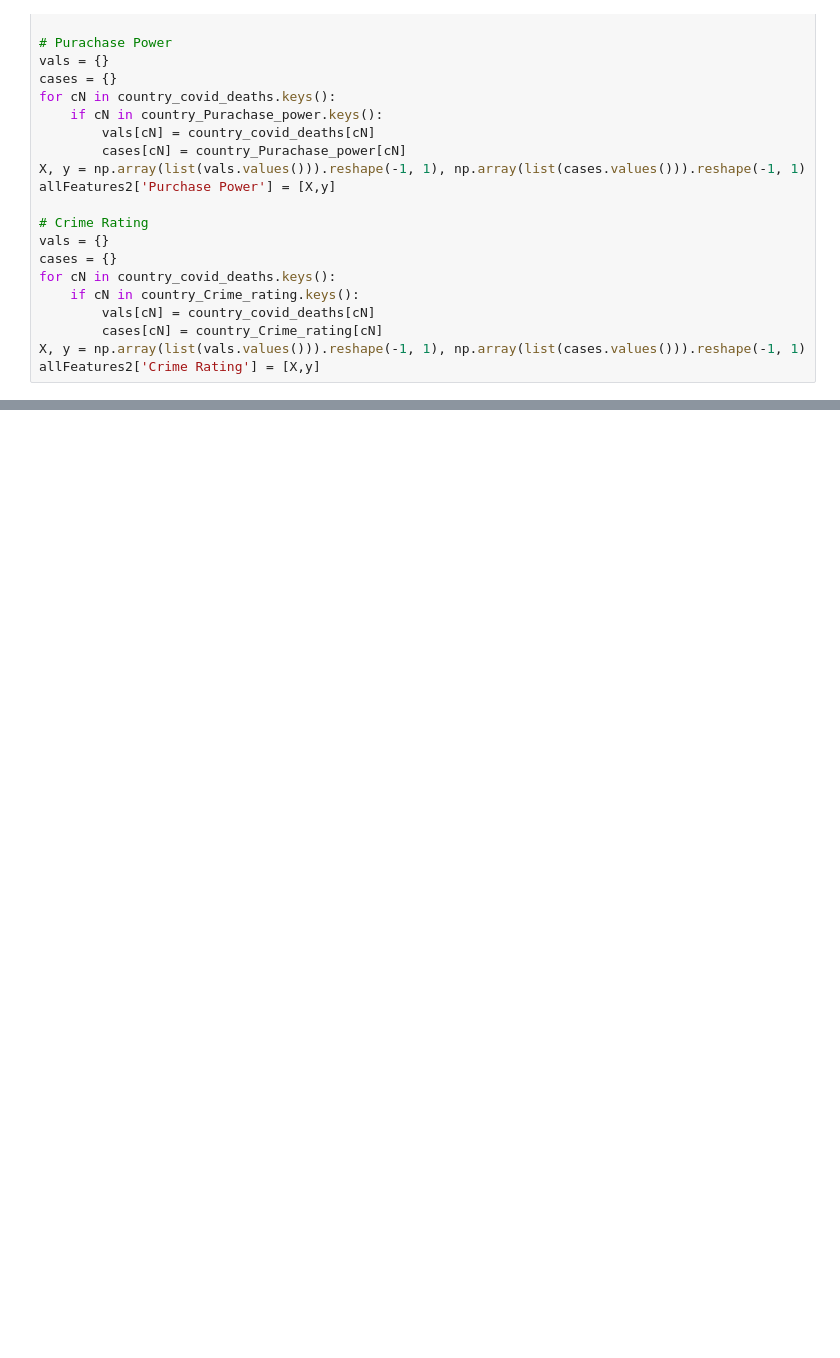
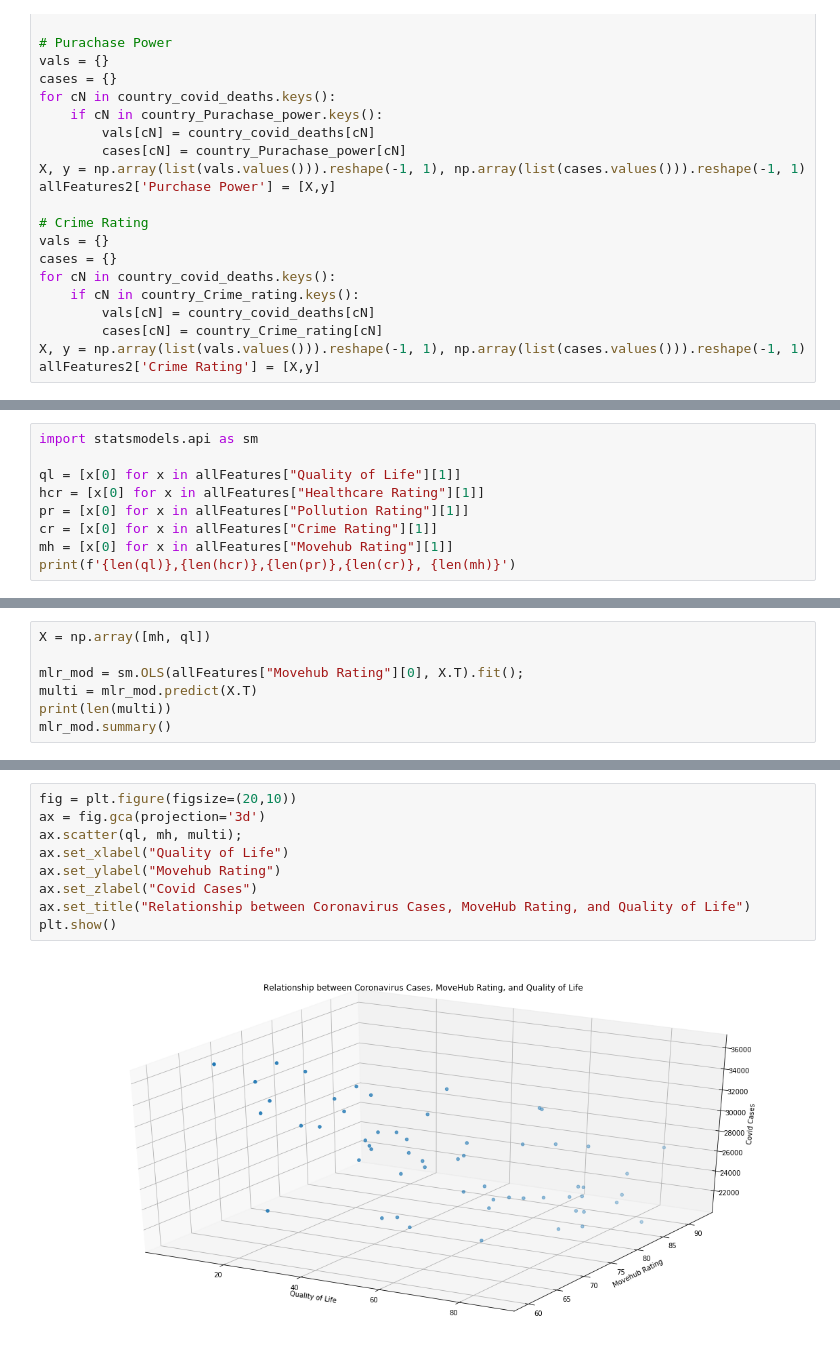
Before and after one commit to vinayakSharm/Datamining, a Jupyter notebook: vinayak_SLR_NO-OUTLIERS.ipynb, the cells around one changed output, grey strips where cells are left out. Cells and saved outputs as stored; diff of their text form; blank space fills up the shorter version.

```diff
--- a/vinayak_SLR_NO-OUTLIERS.ipynb
+++ b/vinayak_SLR_NO-OUTLIERS.ipynb
@@ -401,0 +408,9 @@ plt.show()
+# %%
+import statsmodels.api as sm
+
+ql = [x[0] for x in allFeatures["Quality of Life"][1]]
+hcr = [x[0] for x in allFeatures["Healthcare Rating"][1]]
+pr = [x[0] for x in allFeatures["Pollution Rating"][1]]
+cr = [x[0] for x in allFeatures["Crime Rating"][1]]
+mh = [x[0] for x in allFeatures["Movehub Rating"][1]]
+print(f'{len(ql)},{len(hcr)},{len(pr)},{len(cr)}, {len(mh)}')
@@ -401,0 +419,7 @@ plt.show()
+# %%
+X = np.array([mh, ql])
+
+mlr_mod = sm.OLS(allFeatures["Movehub Rating"][0], X.T).fit();
+multi = mlr_mod.predict(X.T)
+print(len(multi))
+mlr_mod.summary()
@@ -401,0 +447,11 @@ plt.show()
+# %%
+fig = plt.figure(figsize=(20,10))
+ax = fig.gca(projection='3d')
+ax.scatter(ql, mh, multi);
+ax.set_xlabel("Quality of Life")
+ax.set_ylabel("Movehub Rating")
+ax.set_zlabel("Covid Cases")
+ax.set_title("Relationship between Coronavirus Cases, MoveHub Rating, and Quality of Life")
+plt.show()
+# %% [output]
+[figure, added]
```
Also changed, not shown: parts of 8 cells of this notebook.
